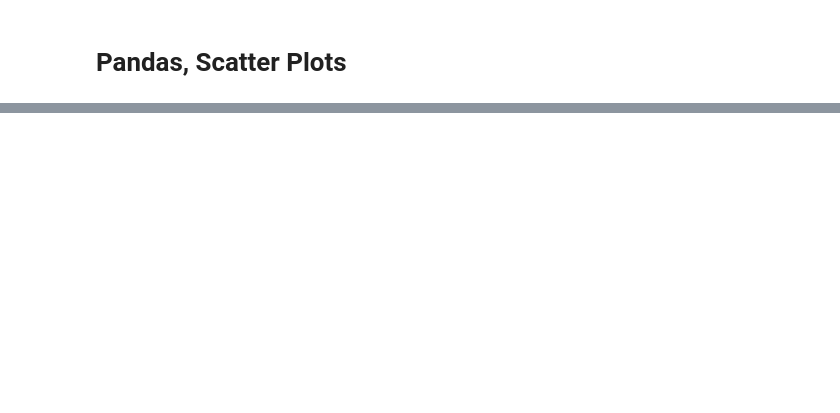
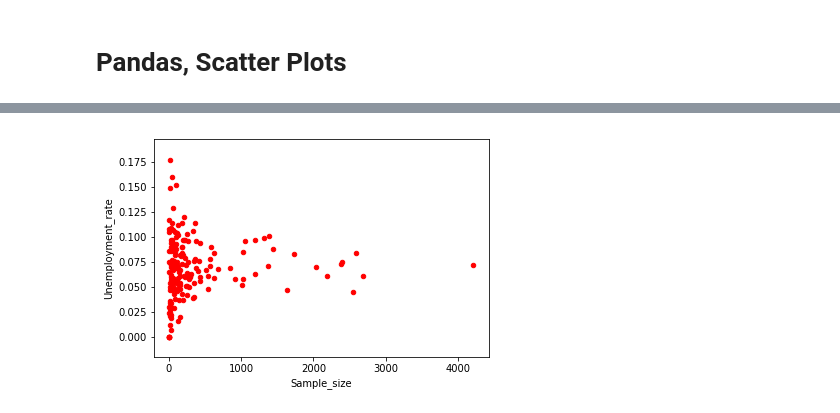
Before and after one commit to mrabins/-Visualizing-Earnings-Based-On-College-Major, a Jupyter notebook: Visualizing Earnings Based On College Majors.ipynb, the cells around one changed output, grey strips where cells are left out. Saved outputs shown, nothing was run; the diff lists cells and outputs as text; code cells hidden in the pictures; blank space fills up the shorter version.

```diff
--- a/Basics.ipynb
+++ b/Visualizing Earnings Based On College Majors.ipynb
@@ -78,0 +88,5 @@ recent_grads.plot(x='Sample_size', y='Employed', kind='scatter')
+# %%
+ax = recent_grads.plot(x='Sample_size', y='Unemployment_rate', kind='scatter', color='red')
+ax.set_title = ('Sample_size and Unemployment_rate')
+# %% [output]
+[figure, added]
```
Also changed, not shown: parts of 9 cells of this notebook, 1 other file.
